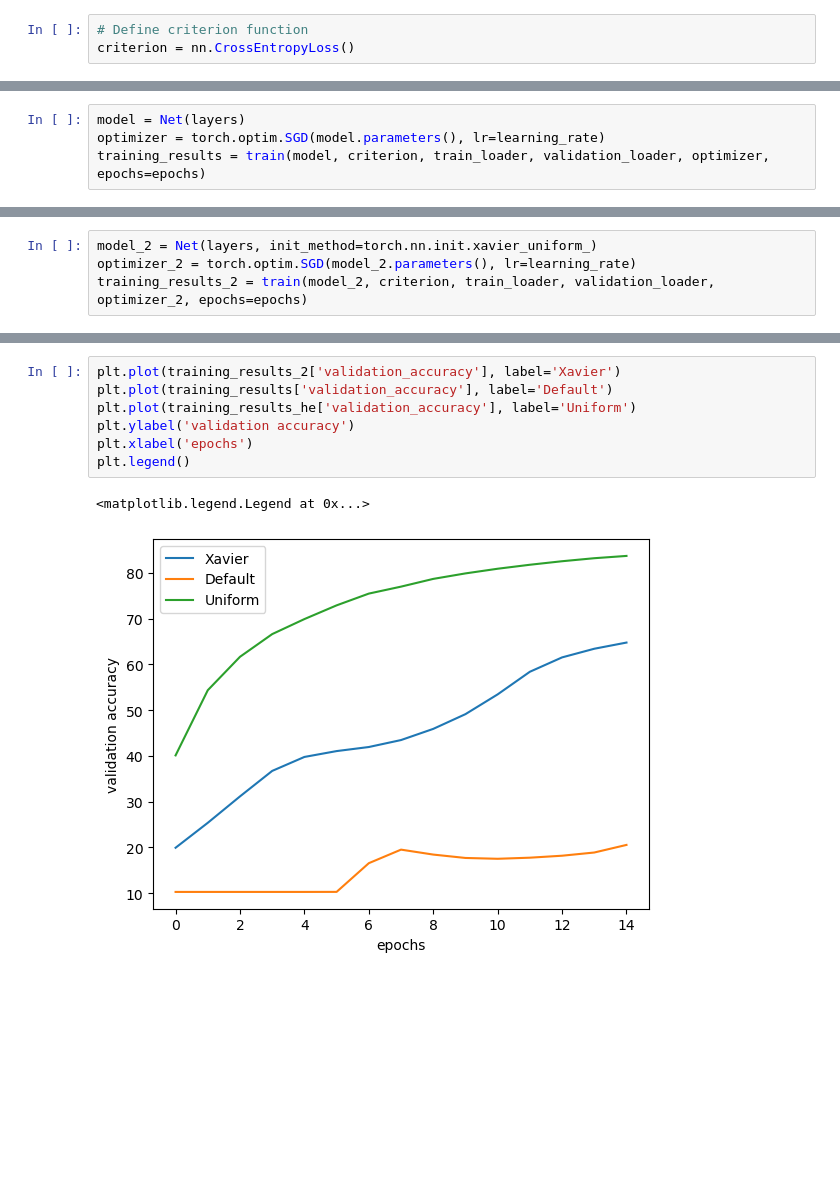
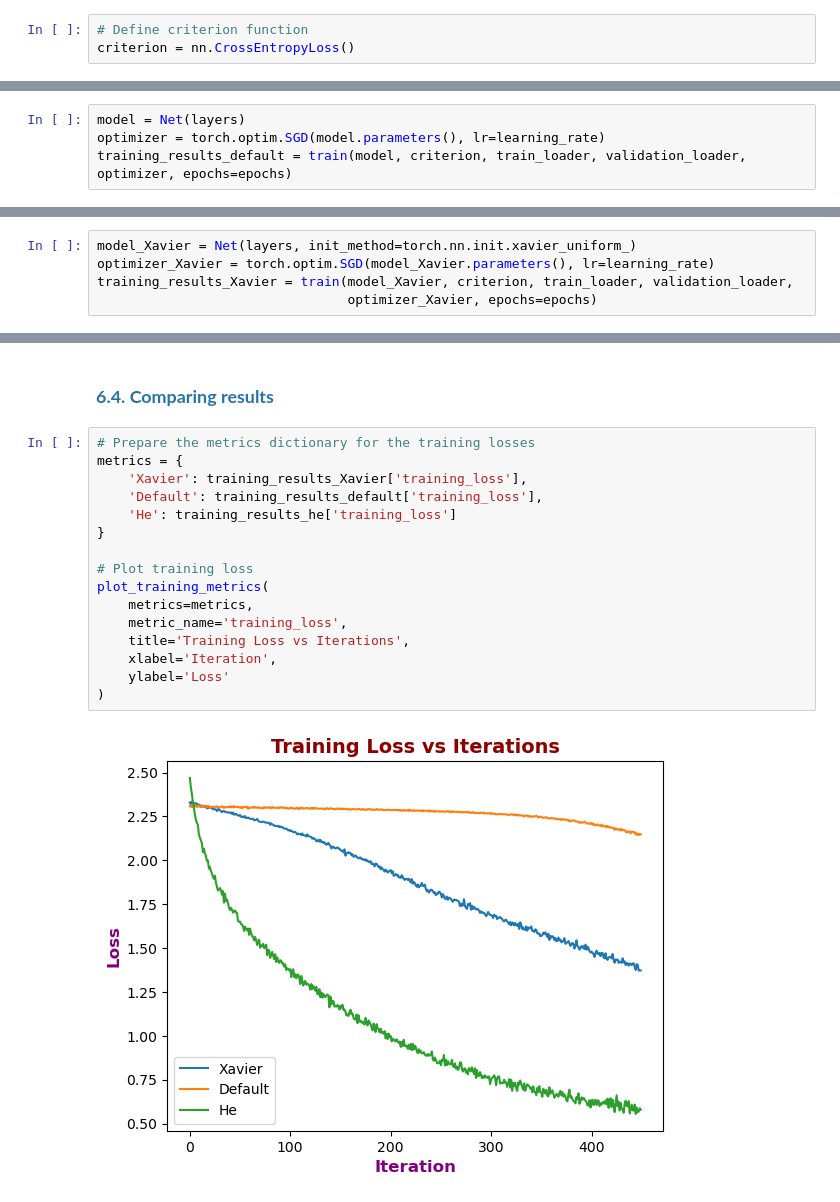
Before and after one commit to MNGARCIA085/AI-Frameworks-Learning, a Jupyter notebook: PyTorch/2. Initialization/Initialization techniques.ipynb, the cells around one changed output, grey strips where cells are left out. Saved outputs shown, nothing was run; the diff lists cells and outputs as text; blank space fills up the shorter version.

```diff
--- a/PyTorch/2. Initialization/Initialization techniques.ipynb
+++ b/PyTorch/2. Initialization/Initialization techniques.ipynb
@@ -128,4 +228,4 @@ criterion = nn.CrossEntropyLoss()
 # %%
 model = Net(layers)
 optimizer = torch.optim.SGD(model.parameters(), lr=learning_rate)
-training_results = train(model, criterion, train_loader, validation_loader, optimizer, epochs=epochs)
+training_results_default = train(model, criterion, train_loader, validation_loader, optimizer, epochs=epochs)
@@ -154,5 +235,6 @@ training_results
 # %%
-model_2 = Net(layers, init_method=torch.nn.init.xavier_uniform_)
-optimizer_2 = torch.optim.SGD(model_2.parameters(), lr=learning_rate)
-training_results_2 = train(model_2, criterion, train_loader, validation_loader, optimizer_2, epochs=epochs)
+model_Xavier = Net(layers, init_method=torch.nn.init.xavier_uniform_)
+optimizer_Xavier = torch.optim.SGD(model_Xavier.parameters(), lr=learning_rate)
+training_results_Xavier = train(model_Xavier, criterion, train_loader, validation_loader,
+                                optimizer_Xavier, epochs=epochs)
 # %% [markdown]
@@ -211,10 +247,21 @@ plt.legend()
-# %%
-plt.plot(training_results_2['validation_accuracy'], label='Xavier')
-plt.plot(training_results['validation_accuracy'], label='Default')
-plt.plot(training_results_he['validation_accuracy'], label='Uniform')
-plt.ylabel('validation accuracy')
-plt.xlabel('epochs')
-plt.legend()
-# %% [output]
-<matplotlib.legend.Legend at 0x...>
-[figure, removed]
+# %% [markdown]
+<a name="6.4"></a>
+### <font color='#2874a6'> <b> 6.4. Comparing results </b> </font>
+# %%
+# Prepare the metrics dictionary for the training losses
+metrics = {
+    'Xavier': training_results_Xavier['training_loss'],
+    'Default': training_results_default['training_loss'],
+    'He': training_results_he['training_loss']
+}
+
+# Plot training loss
+plot_training_metrics(
+    metrics=metrics,
+    metric_name='training_loss',
+    title='Training Loss vs Iterations',
+    xlabel='Iteration',
+    ylabel='Loss'
+)
+# %% [output]
+[figure, added]
```
Also changed, not shown: parts of 39 cells of this notebook, 2 other files.
